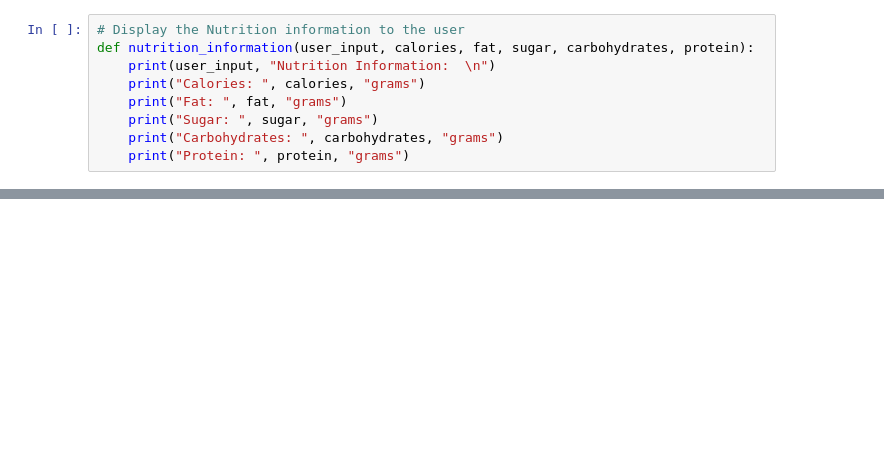
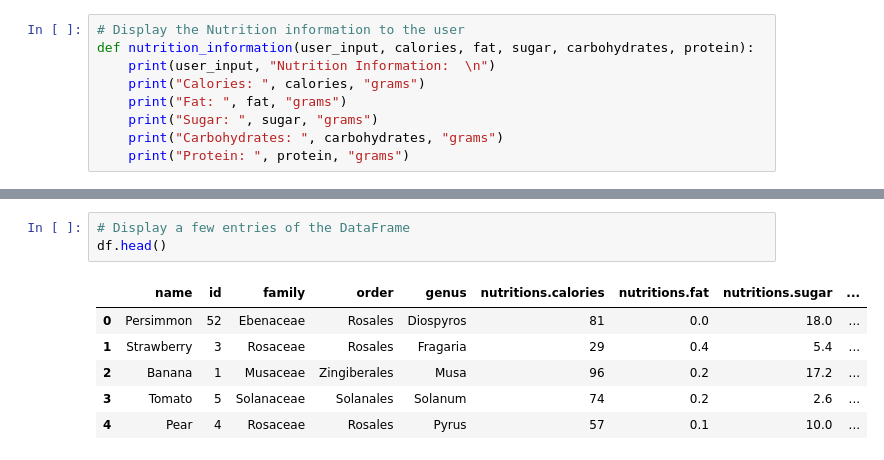
Before and after one commit to hyperFounder/Fruit-Nutrition-Lookup, a Jupyter notebook: Fruit_Nutrition_Lookup.ipynb, the cells around one changed output, grey strips where cells are left out. Drawn from its saved outputs; the diff is of its cells as text; blank space fills up the shorter version.

```diff
--- a/Fruit_Nutrition_Lookup.ipynb
+++ b/Fruit_Nutrition_Lookup.ipynb
@@ -88,0 +92,10 @@ plt.show()
+# %%
+# Display a few entries of the DataFrame
+df.head()
+# %% [output]
+|  | name | id | family | order | genus | nutritions.calories | nutritions.fat | nutritions.sugar | ... |
+| 0 | Persimmon | 52 | Ebenaceae | Rosales | Diospyros | 81 | 0.0 | 18.0 | ... |
+| 1 | Strawberry | 3 | Rosaceae | Rosales | Fragaria | 29 | 0.4 | 5.4 | ... |
+| 2 | Banana | 1 | Musaceae | Zingiberales | Musa | 96 | 0.2 | 17.2 | ... |
+| 3 | Tomato | 5 | Solanaceae | Solanales | Solanum | 74 | 0.2 | 2.6 | ... |
+| 4 | Pear | 4 | Rosaceae | Rosales | Pyrus | 57 | 0.1 | 10.0 | ... |
```
Also changed, not shown: parts of 5 cells of this notebook.
